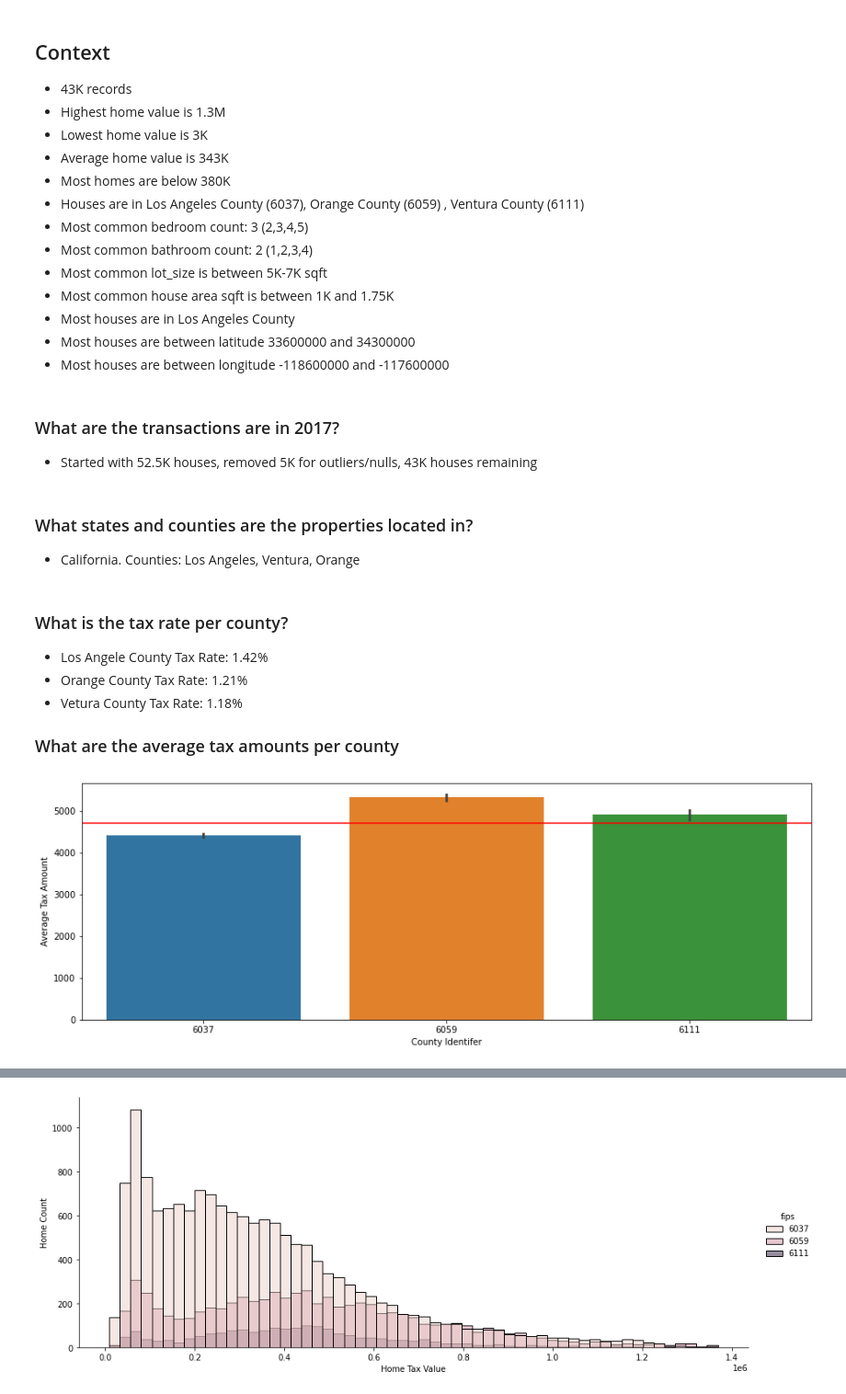
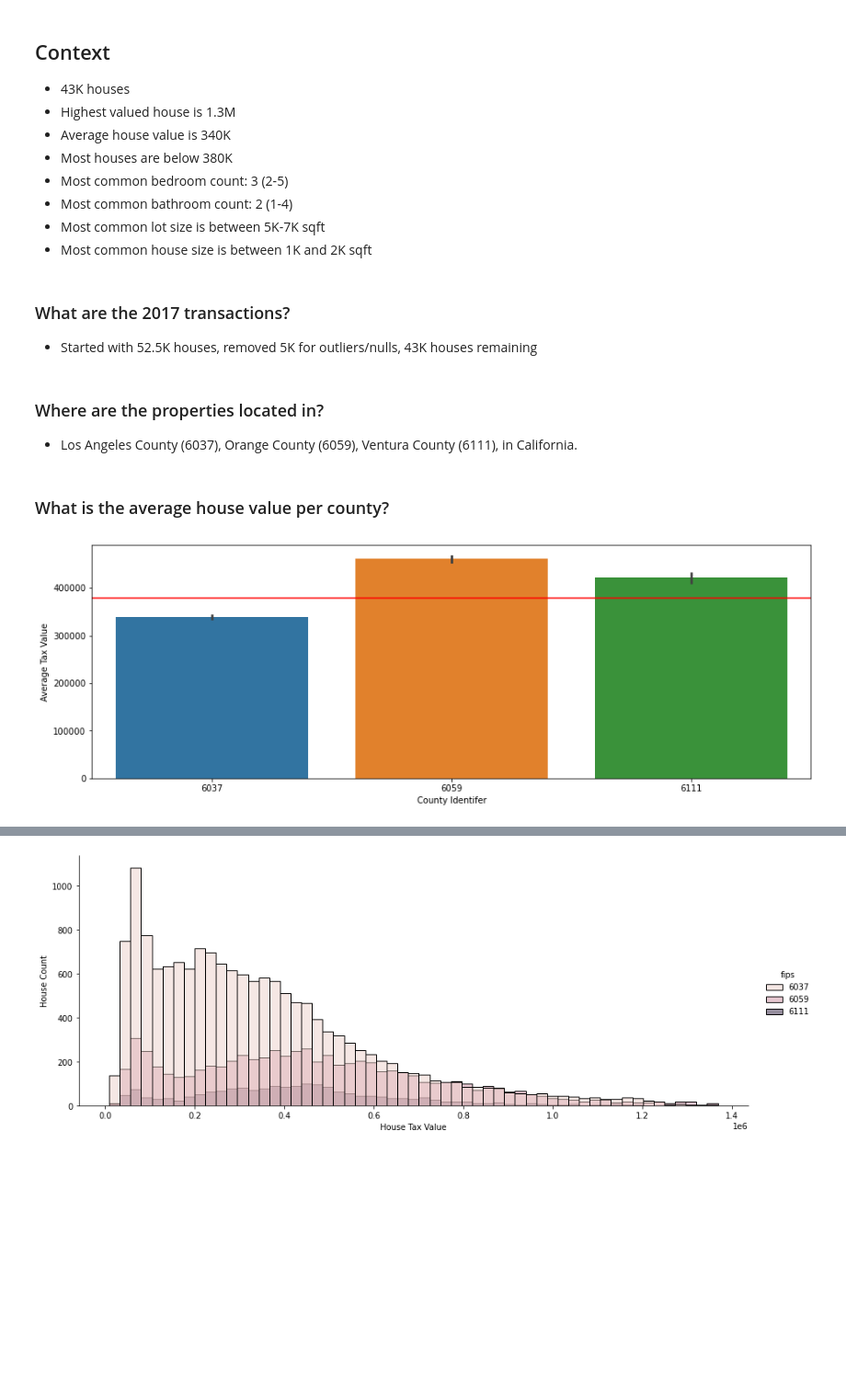
Before and after one commit to kanieladenis/zillow_regression_project, a Jupyter notebook: zillow_regression_project_report.ipynb, the cells around one changed output, grey strips where cells are left out. Shown at 92% size. Cells and saved outputs as stored; diff of their text form; code cells hidden in the pictures; blank space fills up the shorter version.

```diff
--- a/zillow_regression_project_report.ipynb
+++ b/zillow_regression_project_report.ipynb
@@ -39,38 +37,28 @@ train,validate,test, df = prepare.split(df)
 # %% [markdown]
 ## Context
-- 43K records
-- Highest home value is 1.3M
-- Lowest home value is 3K
-- Average home value is 343K
-- Most homes are below 380K
-- Houses are in Los Angeles County (6037), Orange County (6059) , Ventura County (6111)
-- Most common bedroom count: 3 (2,3,4,5)
-- Most common bathroom count: 2 (1,2,3,4)
-- Most common lot_size is between 5K-7K sqft
-- Most common house area sqft is between 1K and 1.75K
-- Most houses are in Los Angeles County
-- Most houses are between latitude 33600000 and 34300000
-- Most houses are between longitude -118600000 and -117600000
+- 43K houses
+- Highest valued house is 1.3M
+- Average house value is 340K
+- Most houses are below 380K
+- Most common bedroom count: 3 (2-5)
+- Most common bathroom count: 2 (1-4)
+- Most common lot size is between 5K-7K sqft
+- Most common house size is between 1K and 2K sqft
 # %% [markdown]
-### What are the transactions are in 2017?
+### What are the 2017 transactions?
 - Started with 52.5K houses, removed 5K for outliers/nulls, 43K houses remaining
 # %% [markdown]
-### What states and counties are the properties located in?
-- California. Counties: Los Angeles, Ventura, Orange
+### Where are the properties located in?
+- Los Angeles County (6037), Orange County (6059), Ventura County (6111), in California.
-# %% [markdown]
-### What is the tax rate per county?
-- Los Angele County Tax Rate: 1.42%
-- Orange County Tax Rate: 1.21%
-- Vetura County Tax Rate: 1.18%
-
-### What are the average tax amounts per county
+# %% [markdown]
+### What is the average house value per county?
 # %%
-# Show Average House Tax Amounts Aross Counties
+# Show Average Tax Value across counties
 plt.figure(figsize=(15,5))
-sns.barplot(x=train.fips, y=train.tax_amount)
-plt.axhline(y=train.tax_amount.mean(), color='r')
+sns.barplot(x=train.fips, y=train.tax_value)
+plt.axhline(y=train.tax_value.mean(), color='red')
 plt.xlabel('County Identifer')
-plt.ylabel('Average Tax Amount')
+plt.ylabel('Average Tax Value')
 plt.show()
 # %% [output]
-[figure, old version]
+[figure, new version]
```
Also changed, not shown: parts of 36 cells of this notebook, 4 other files.
